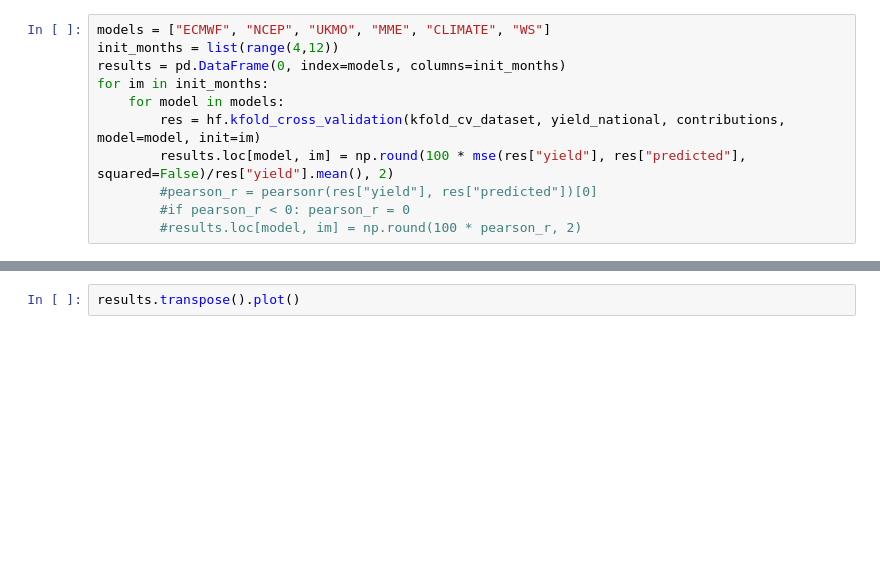
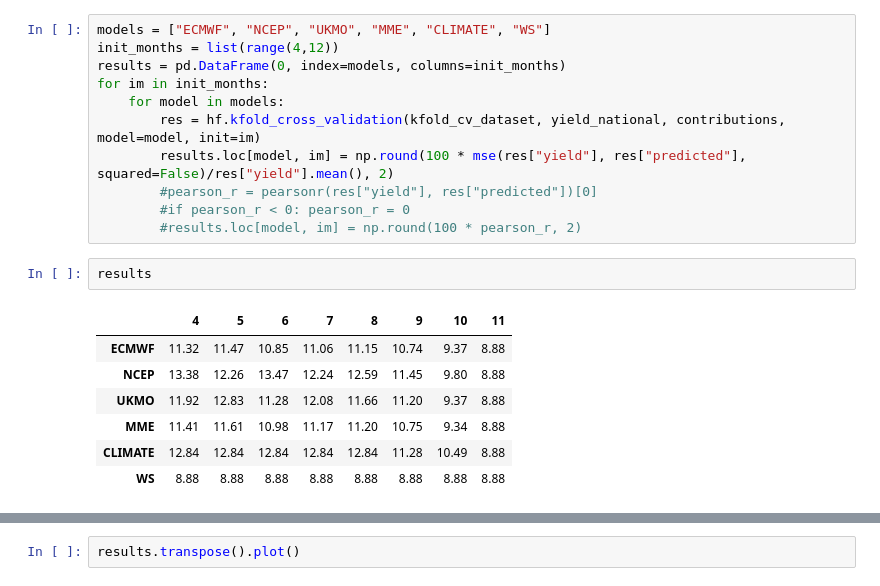
Before and after one commit to mzachow/wheat-yield-forecast-brazil, a Jupyter notebook: climatology_vs_seasonal_forecasts.ipynb, the cells around one changed output, grey strips where cells are left out. Drawn from its saved outputs; the diff is of its cells as text; blank space fills up the shorter version.

```diff
--- a/climatology_vs_seasonal_forecasts.ipynb
+++ b/climatology_vs_seasonal_forecasts.ipynb
@@ -145,3 +141,13 @@ for im in init_months:
         #pearson_r = pearsonr(res["yield"], res["predicted"])[0]
         #if pearson_r < 0: pearson_r = 0
         #results.loc[model, im] = np.round(100 * pearson_r, 2)
+# %%
+results
+# %% [output]
+|  | 4 | 5 | 6 | 7 | 8 | 9 | 10 | 11 |
+| ECMWF | 11.32 | 11.47 | 10.85 | 11.06 | 11.15 | 10.74 | 9.37 | 8.88 |
+| NCEP | 13.38 | 12.26 | 13.47 | 12.24 | 12.59 | 11.45 | 9.80 | 8.88 |
+| UKMO | 11.92 | 12.83 | 11.28 | 12.08 | 11.66 | 11.20 | 9.37 | 8.88 |
+| MME | 11.41 | 11.61 | 10.98 | 11.17 | 11.20 | 10.75 | 9.34 | 8.88 |
+| CLIMATE | 12.84 | 12.84 | 12.84 | 12.84 | 12.84 | 11.28 | 10.49 | 8.88 |
+| WS | 8.88 | 8.88 | 8.88 | 8.88 | 8.88 | 8.88 | 8.88 | 8.88 |
```
Also changed, not shown: parts of 5 cells of this notebook.
